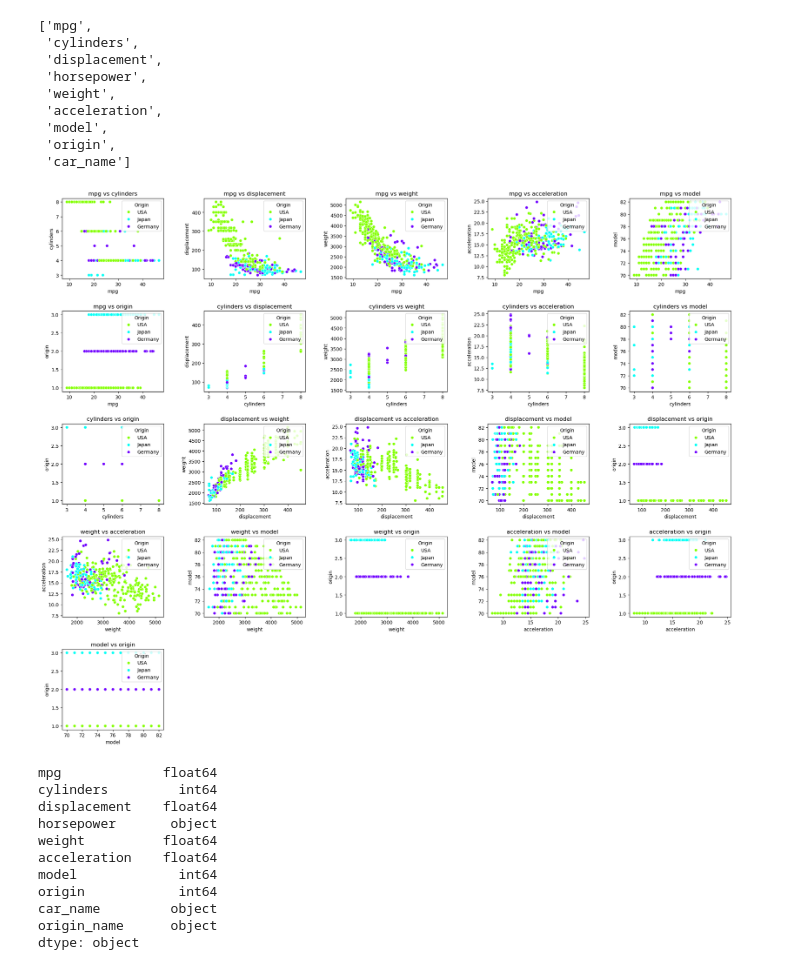
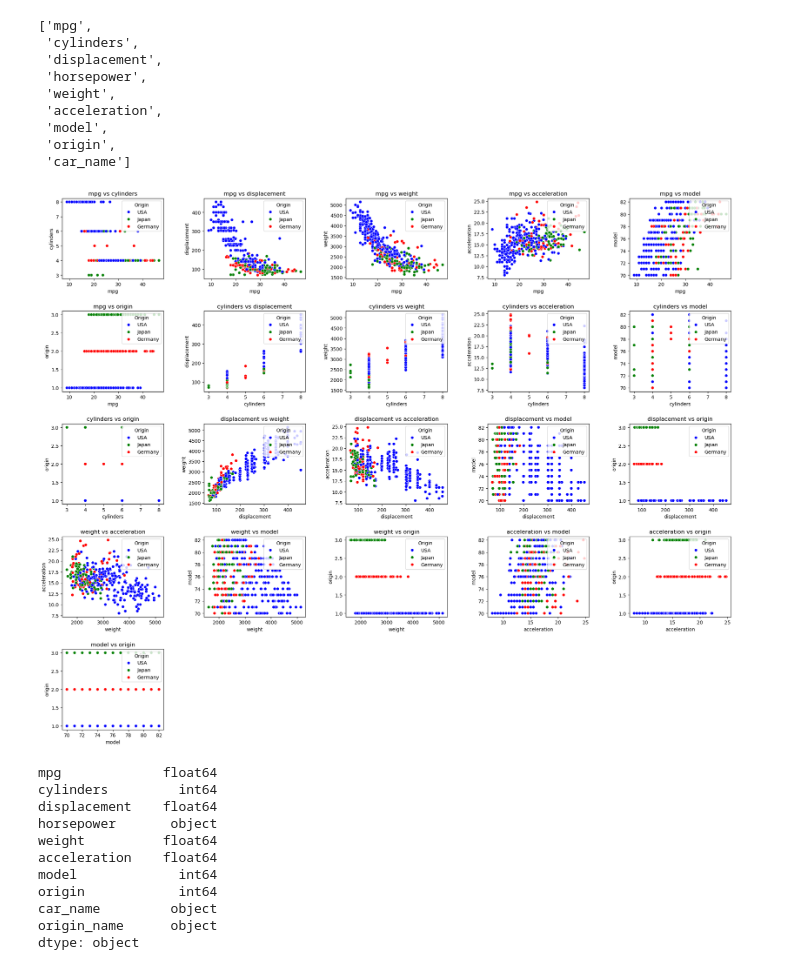
Before and after one commit to invinciblesk/car_statistical_hypothesis_testing, a Jupyter notebook: notebook/car_stats_hypo_test.ipynb, the cells around one changed output. Drawn from its saved outputs; the diff is of its cells as text; code cells hidden in the pictures.

Commit message:
Updated color map

```diff
--- a/notebook/car_stats_hypo_test.ipynb
+++ b/notebook/car_stats_hypo_test.ipynb
@@ -20,36 +20,39 @@ df_cars.columns.tolist()
  'origin',
  'car_name']
 # %%
+# Define a color map for the origins
+color_map = {'USA': 'blue', 'Germany': 'red', 'Japan': 'green'}
+
 # Ensure the 'origin_name' column exists and is correct before plotting
 if 'origin_name' not in df_cars.columns or df_cars['origin_name'].isnull().any():
     origin_names = {1: 'USA', 2: 'Germany', 3: 'Japan'}
     df_cars['origin_name'] = df_cars['origin'].map(origin_names)
 
 # Your existing plotting code follows
 numerical_cols = df_cars.select_dtypes(include=['int64', 'float64']).columns.tolist()
 num_plots = len(numerical_cols) * (len(numerical_cols) - 1) // 2
 grid_size = int(np.ceil(np.sqrt(num_plots)))
 fig, axes = plt.subplots(grid_size, grid_size, figsize=(grid_size * 5, grid_size * 4))
 fig.subplots_adjust(hspace=0.4, wspace=0.4)
 axes_flat = axes.flatten()
 plot_idx = 0
 
 for i, col1 in enumerate(numerical_cols):
     for col2 in numerical_cols[i+1:]:
         ax = axes_flat[plot_idx]
         sns.scatterplot(data=df_cars, x=col1, y=col2, hue='origin_name', palette=color_map, ax=ax)
         ax.set_title(f'{col1} vs {col2}')
         ax.set_xlabel(col1)
         ax.set_ylabel(col2)
         ax.legend(title='Origin', loc='upper right')
         plot_idx += 1
 
 for idx in range(plot_idx, len(axes_flat)):
     axes_flat[idx].set_visible(False)
 
 plt.show()
 # %% [output]
-[figure, old version]
+[figure, new version]
 # %%
 df_cars.dtypes
 # %% [output]
```
